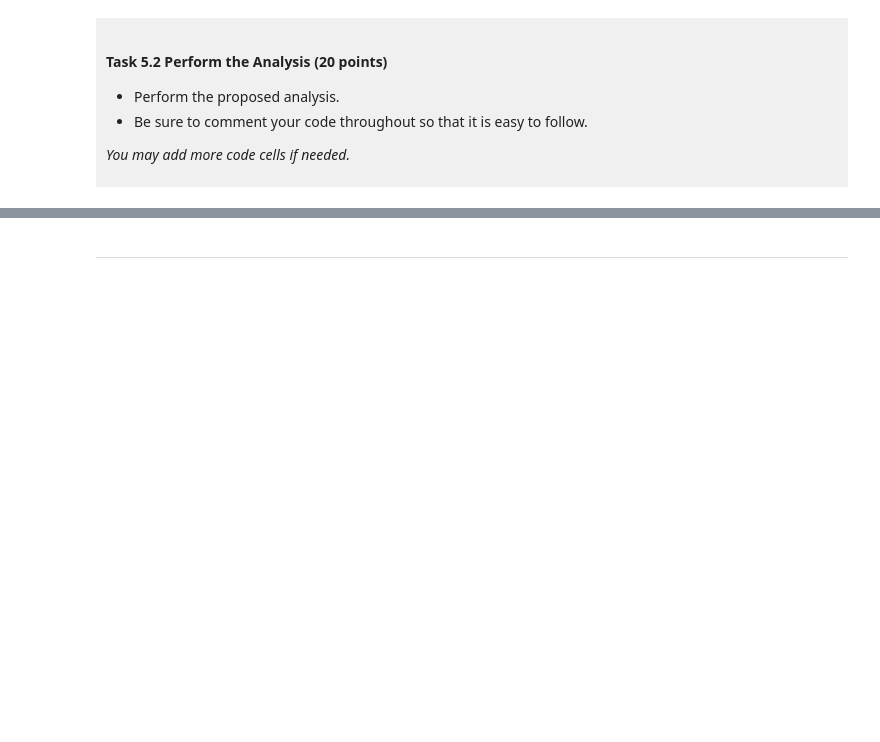
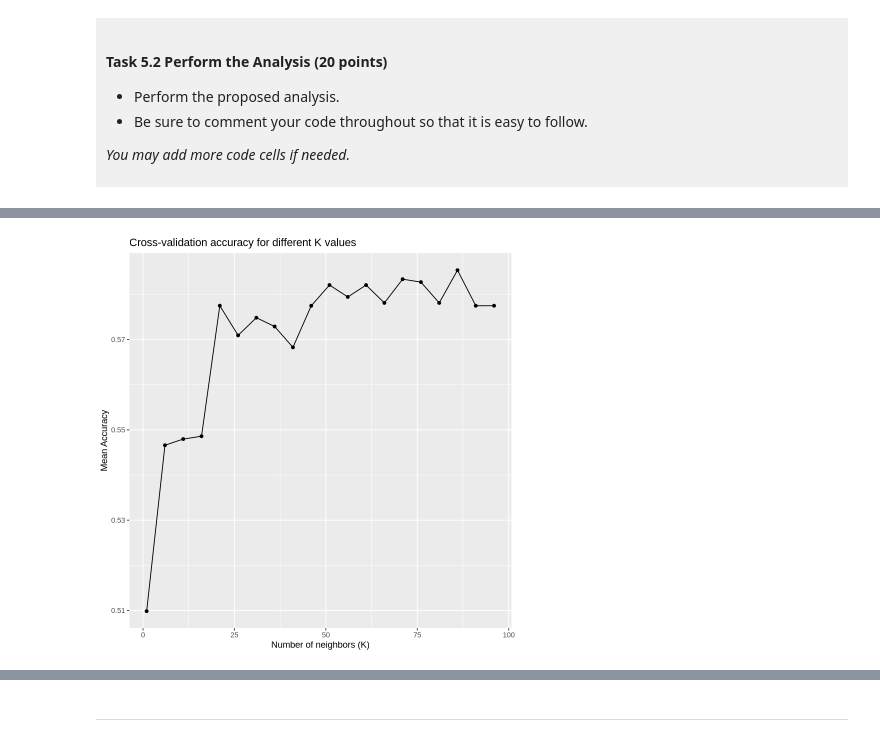
Before and after one commit to jiayinwang76/dsci-100-project-jiayin-wang, a Jupyter notebook: dsci-100-project-notebook.ipynb, the cells around one changed output, grey strips where cells are left out. Drawn from its saved outputs; the diff is of its cells as text; code cells hidden in the pictures; blank space fills up the shorter version.

Commit message:
Final submission
update the analysis procedure and disscussion of the results

```diff
--- a/dsci-100-project-notebook.ipynb
+++ b/dsci-100-project-notebook.ipynb
@@ -455,4 +426,92 @@ This is a *draft*, we require a commit at this stage but it does not need to be
 
 </div>
 # %%
-### EDIT THIS CODE CELL ###
+# remove missing values in all three variables
+march_data_model <- march_data_tidy |>
+    filter(!is.na(seed),
+           !is.na(conf_wins_pct),
+           !is.na(tourney_finish))
+
+# split the data into training and testing sets
+march_split <- initial_split(march_data_model, prop = 0.75, strata = tourney_finish)
+march_train <- training(march_split)
+march_test <- testing(march_split)
+
+# split the training data into 5 folds
+march_vfold <- vfold_cv(march_train, v = 5, strata = tourney_finish)
+
+# create a recipe to standardize the predictors
+march_recipe <- recipe(tourney_finish ~ seed + conf_wins_pct, data = march_train) |>
+    step_center(all_predictors()) |>
+    step_scale(all_predictors())
+
+# specify a KNN classification model
+knn_spec <- nearest_neighbor(weight_func = "rectangular", neighbors = tune()) |>
+    set_engine("kknn") |>
+    set_mode("classification")
+
+# create the workflow
+march_workflow <- workflow() |>
+    add_recipe(march_recipe) |>
+    add_model(knn_spec)
+
+# create a range of K values to try
+k_vals <- tibble(neighbors = seq(from = 1, to = 100, by = 5))
+
+# fit the model for each K value using cross-validation
+knn_results <- tune_grid(march_workflow, resamples = march_vfold, grid = k_vals)
+
+# collect the cross-validation results
+knn_metrics <- collect_metrics(knn_results)
+
+# keep the accuracy results
+accuracies <- knn_metrics |>
+    filter(.metric == "accuracy")
+accuracies
+
+# visualize accuracy
+ggplot(accuracies, aes(x = neighbors, y = mean)) +
+    geom_point() +
+    geom_line() +
+    labs(title = "Cross-validation accuracy for different K values",
+         x = "Number of neighbors (K)",
+         y = "Mean Accuracy")
+
+# select the best K value
+best_K <- accuracies |>
+    arrange(desc(mean)) |>
+    head(1) |>
+    pull(neighbors)
+best_K
+
+# specify the KNN model using the selected K
+knn_final_spec <- nearest_neighbor(weight_func = "rectangular", neighbors = best_K) |>
+    set_engine("kknn") |>
+    set_mode("classification")
+
+# create the final workflow
+knn_final_workflow <- workflow() |>
+    add_recipe(march_recipe) |>
+    add_model(knn_final_spec)
+
+# fit the final model using the entire training set
+knn_fit <- fit(knn_final_workflow, data = march_train)
+
+# predict the tournament finish categories
+march_predictions <- predict(knn_fit, march_test)
+
+# combine the predictions with the original testing data
+march_results <- bind_cols(march_test, march_predictions)
+head(march_results)
+
+# evaluate accuracy
+march_accuracy <- march_results |>
+    metrics(truth = tourney_finish, estimate = .pred_class) |>
+    filter(.metric == "accuracy")
+march_accuracy
+
+# create a confusion matrix
+march_confusion <- march_results |>
+    conf_mat(truth = tourney_finish, estimate = .pred_class)
+march_confusion
+# %% [output]
@@ -458,0 +583 @@ This is a *draft*, we require a commit at this stage but it does not need to be
+[figure, added]
```
Also changed, not shown: parts of 14 cells of this notebook.
